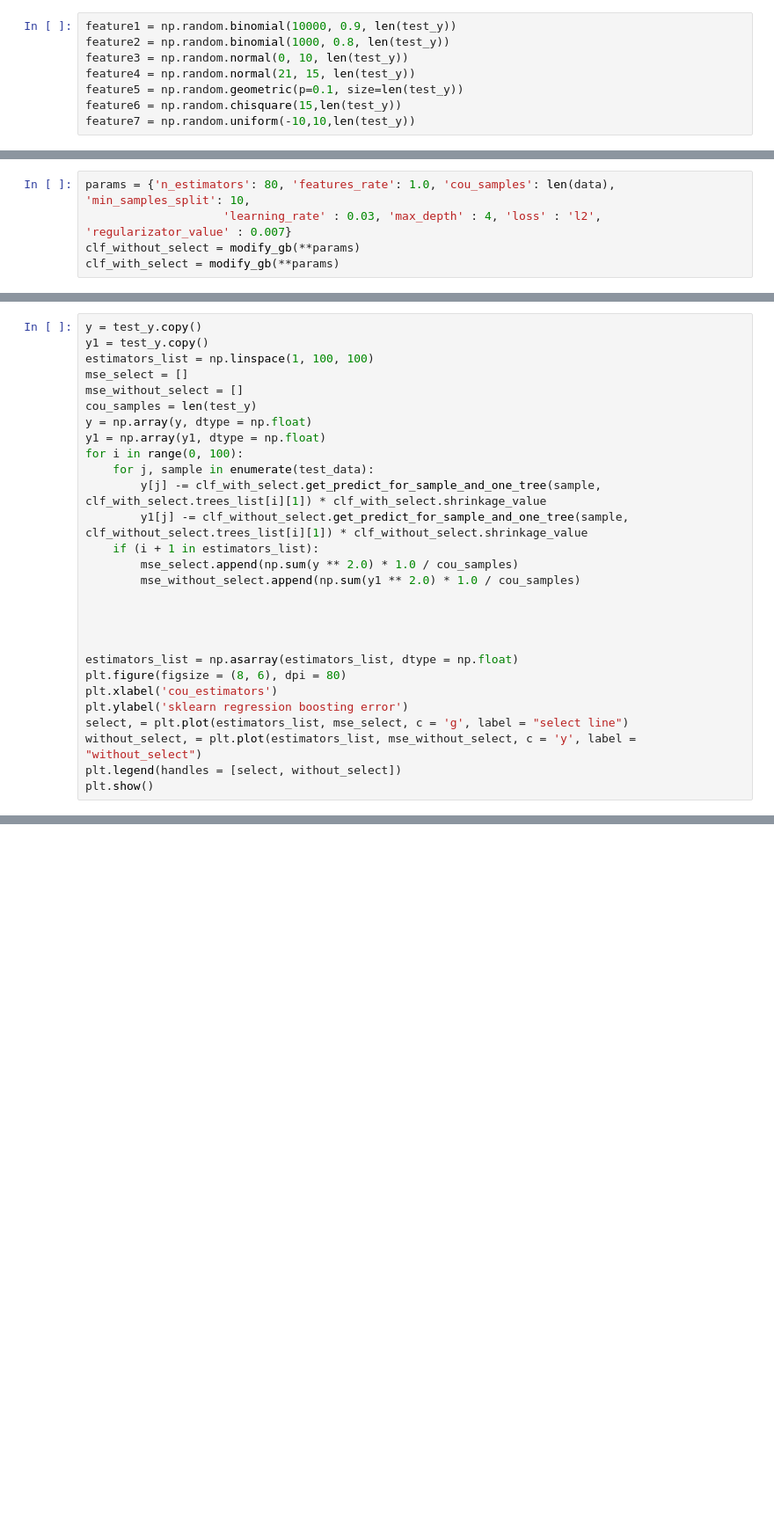
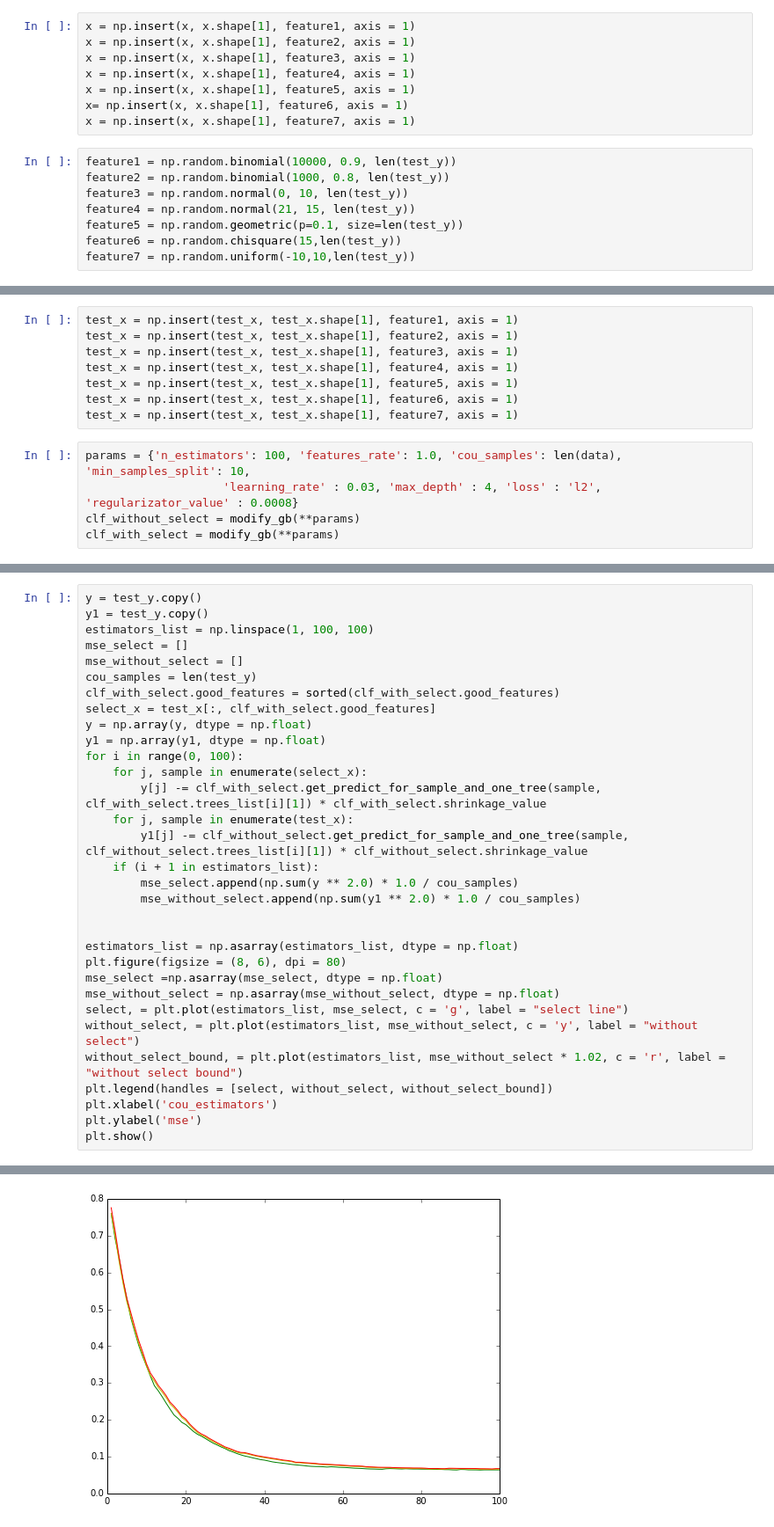
Before and after one commit to alex0parhomenko/technosfera, a Jupyter notebook: big_data/homework1-2/homework_result_feature_selection.ipynb, the cells around one changed output, grey strips where cells are left out. Shown at 88% size. Drawn from its saved outputs; the diff is of its cells as text; blank space fills up the shorter version.

```diff
--- a/big_data/homework1-2/homework_result_feature_selection.ipynb
+++ b/big_data/homework1-2/homework_result_feature_selection.ipynb
@@ -321,3 +317,11 @@ data = np.insert(data, 0, feature1, axis = 1)
+# %%
+x = np.insert(x, x.shape[1], feature1, axis = 1)
+x = np.insert(x, x.shape[1], feature2, axis = 1)
+x = np.insert(x, x.shape[1], feature3, axis = 1)
+x = np.insert(x, x.shape[1], feature4, axis = 1)
+x = np.insert(x, x.shape[1], feature5, axis = 1)
+x= np.insert(x, x.shape[1], feature6, axis = 1)
+x = np.insert(x, x.shape[1], feature7, axis = 1)
 # %%
 feature1 = np.random.binomial(10000, 0.9, len(test_y))
 feature2 = np.random.binomial(1000, 0.8, len(test_y))
@@ -337,6 +333,14 @@ test_data = np.insert(test_data, 0, feature1, axis = 1)
+# %%
+test_x = np.insert(test_x, test_x.shape[1], feature1, axis = 1)
+test_x = np.insert(test_x, test_x.shape[1], feature2, axis = 1)
+test_x = np.insert(test_x, test_x.shape[1], feature3, axis = 1)
+test_x = np.insert(test_x, test_x.shape[1], feature4, axis = 1)
+test_x = np.insert(test_x, test_x.shape[1], feature5, axis = 1)
+test_x = np.insert(test_x, test_x.shape[1], feature6, axis = 1)
+test_x = np.insert(test_x, test_x.shape[1], feature7, axis = 1)
 # %%
-params = {'n_estimators': 80, 'features_rate': 1.0, 'cou_samples': len(data), 'min_samples_split': 10,
-                    'learning_rate' : 0.03, 'max_depth' : 4, 'loss' : 'l2', 'regularizator_value' : 0.007}
+params = {'n_estimators': 100, 'features_rate': 1.0, 'cou_samples': len(data), 'min_samples_split': 10,
+                    'learning_rate' : 0.03, 'max_depth' : 4, 'loss' : 'l2', 'regularizator_value' : 0.0008}
 clf_without_select = modify_gb(**params)
 clf_with_select = modify_gb(**params)
 # %%
@@ -359,24 +401,29 @@ estimators_list = np.linspace(1, 100, 100)
 mse_select = []
 mse_without_select = []
 cou_samples = len(test_y)
+clf_with_select.good_features = sorted(clf_with_select.good_features)
+select_x = test_x[:, clf_with_select.good_features]
 y = np.array(y, dtype = np.float)
 y1 = np.array(y1, dtype = np.float)
 for i in range(0, 100):
-    for j, sample in enumerate(test_data):
+    for j, sample in enumerate(select_x):
         y[j] -= clf_with_select.get_predict_for_sample_and_one_tree(sample, clf_with_select.trees_list[i][1]) * clf_with_select.shrinkage_value
+    for j, sample in enumerate(test_x):
         y1[j] -= clf_without_select.get_predict_for_sample_and_one_tree(sample, clf_without_select.trees_list[i][1]) * clf_without_select.shrinkage_value
     if (i + 1 in estimators_list):
         mse_select.append(np.sum(y ** 2.0) * 1.0 / cou_samples)
         mse_without_select.append(np.sum(y1 ** 2.0) * 1.0 / cou_samples)
 
 
-
-
 estimators_list = np.asarray(estimators_list, dtype = np.float)
 plt.figure(figsize = (8, 6), dpi = 80)
+mse_select =np.asarray(mse_select, dtype = np.float)
+mse_without_select = np.asarray(mse_without_select, dtype = np.float)
+select, = plt.plot(estimators_list, mse_select, c = 'g', label = "select line")
+without_select, = plt.plot(estimators_list, mse_without_select, c = 'y', label = "without select")
+without_select_bound, = plt.plot(estimators_list, mse_without_select * 1.02, c = 'r', label = "without select bound")
+plt.legend(handles = [select, without_select, without_select_bound])
 plt.xlabel('cou_estimators')
-plt.ylabel('sklearn regression boosting error')
-select, = plt.plot(estimators_list, mse_select, c = 'g', label = "select line")
-without_select, = plt.plot(estimators_list, mse_without_select, c = 'y', label = "without_select")
-plt.legend(handles = [select, without_select])
+plt.ylabel('mse')
 plt.show()
+# %% [output]
@@ -382,0 +431 @@ plt.show()
+[figure, added]
```
Also changed, not shown: parts of 8 cells of this notebook, 1 other file.
